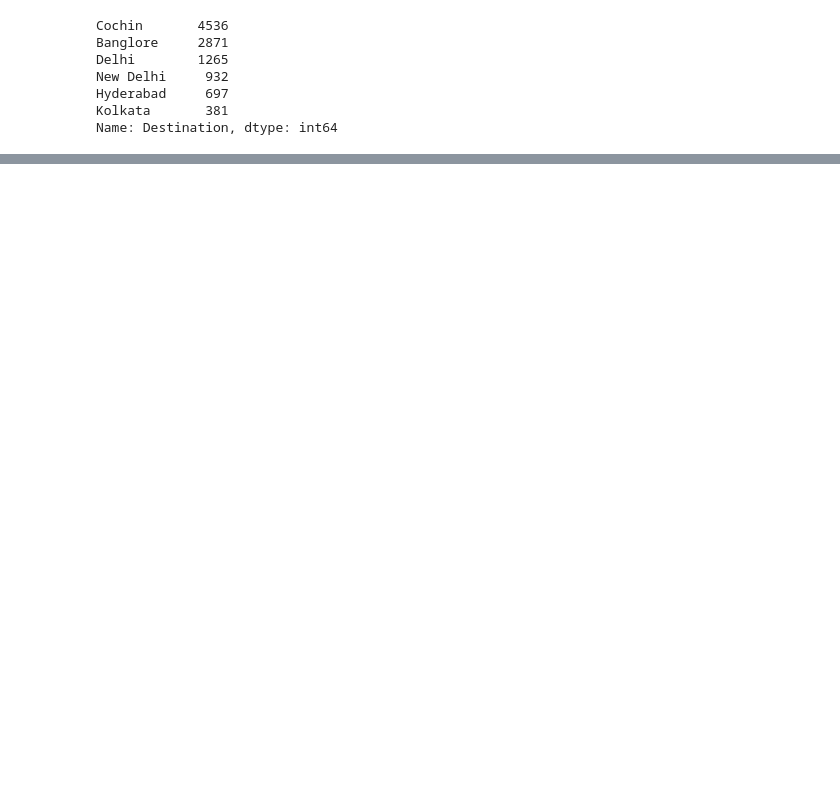
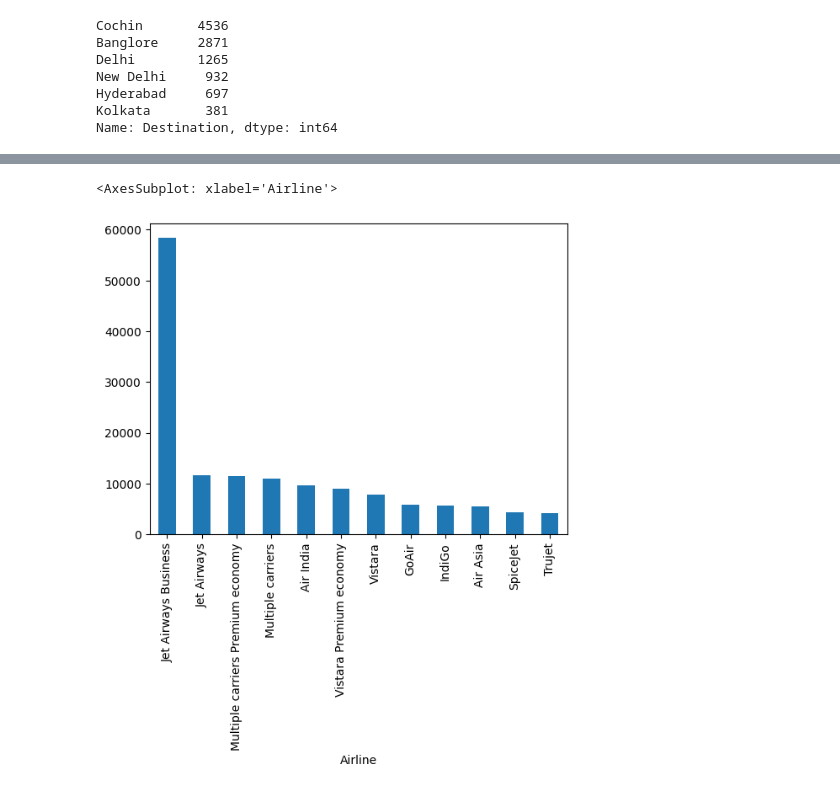
Before and after one commit to harytha6/Data-Pipelines, a Jupyter notebook: Flight-Price-Prediction/Flight-Price-Prediction.ipynb, the cells around one changed output, grey strips where cells are left out. Drawn from its saved outputs; the diff is of its cells as text; code cells hidden in the pictures; blank space fills up the shorter version.

```diff
--- a/Flight-Price-Prediction/Flight-Price-Prediction.ipynb
+++ b/Flight-Price-Prediction/Flight-Price-Prediction.ipynb
@@ -36,0 +188,6 @@ Name: Destination, dtype: int64
+# %%
+cat_totals = train_data.groupby("Airline")["Price"].mean().sort_values(ascending=False)
+cat_totals.plot(kind="bar", fontsize=10)
+# %% [output]
+<AxesSubplot: xlabel='Airline'>
+[figure, added]
```
Also changed, not shown: parts of 18 cells of this notebook.
